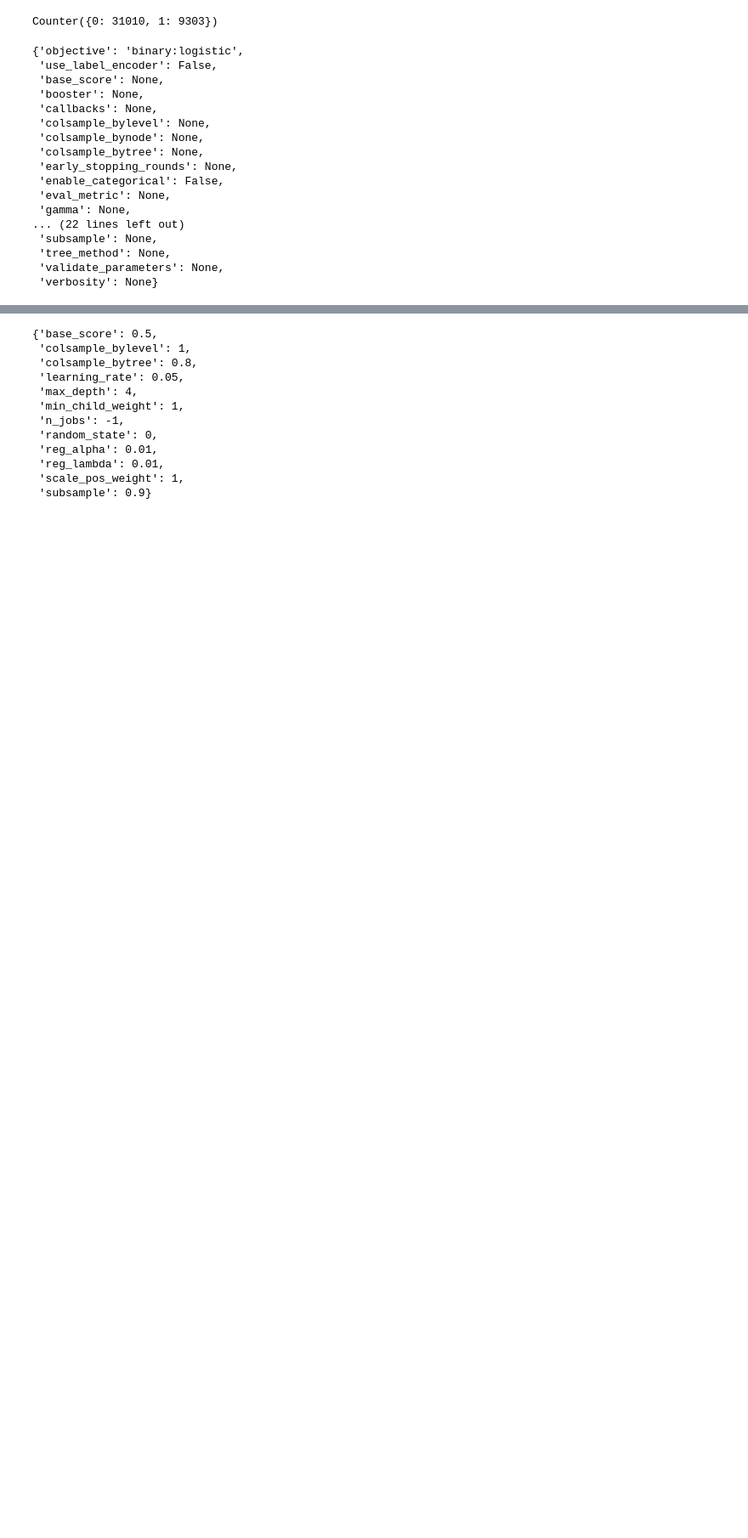
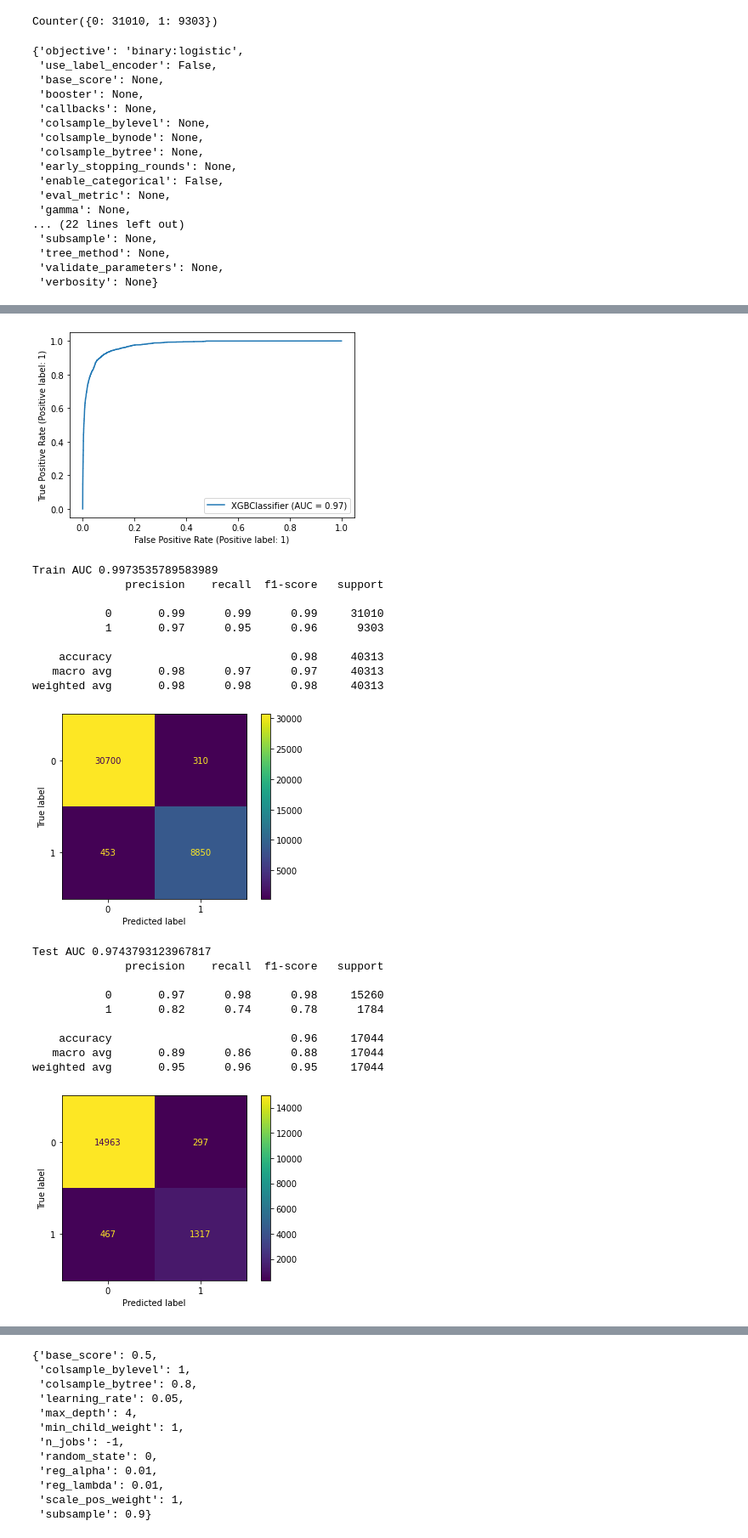
Before and after one commit to metalkutz/juanito_v2.0, a Jupyter notebook: mod_xgboost.ipynb, the cells around one changed output, grey strips where cells are left out. Shown at 85% size. Cells and saved outputs as stored; diff of their text form; code cells hidden in the pictures; blank space fills up the shorter version.

Commit message:
5ta iteracion XGBoost

```diff
--- a/mod_xgboost.ipynb
+++ b/mod_xgboost.ipynb
@@ -24,3 +28,12 @@ from main import *
 X_cat: (5111, 6383) y_cat: (5111,)
 X: (51646, 10055) y: (51646,)
 X_redux: (51646, 65) y_redux: (51646,)
+# %%
+os.chdir(r'Datos')
+fh5=open('df_PCA10k_train_test.pkl','rb')
+train_test=pickle.load(fh5)
+fh5.close()
+
+X = train_test['X']
+y = train_test['y']
+print('X:',X.shape,'y:',y.shape)
@@ -85,29 +94,30 @@ params={ 'base_score': [0.5], # prediccion inicial
      'subsample': [0.9]} # ratio de muestras por cada arbol default=1
 # %%
+##### versión de varios candidatos, mi equipo solo permite 3 utilizando memoria RAM
 params={ 'base_score': [0.5], # prediccion inicial
-         #'booster': ['gbtree'],# (gbtree, gblinear, dart) default=gbtree
+     #'booster': ['gbtree'],# (gbtree, gblinear, dart) default=gbtree
      'colsample_bylevel': [1],
      'colsample_bytree': [0.8], #aletoreidad en selección de columnas de cada arbol
-     'learning_rate': [0.05], # [0.05,0.1]
-     'max_depth': [4], #[2,3,4]
-     #'max_leaves': [5,10], #[5,10]
+     'learning_rate': [0.05], # [0.05,0.1,0.01]  muy relacionado con el numero de estimadores, preferible learning rate bajo 0.01 y 1000 estimadores por ejemplo
+     'max_depth': [4], #[2,3,4] [4,5,6]
+     'max_leaves': [5,10], #[5,10]
      'min_child_weight': [1], # minimo numero samples por hoja
      #'missing': [np.nan], # si queremos reemplazar los missings por un numero
-     #'n_estimators': [100,200], # 100 es valor default de numero de arboles [100,150,200,250,300,350,400]
+     'n_estimators': [500], # [100,500] 100 es valor default de numero de arboles [100,150,200,250,300,350,400]
      'n_jobs': [-1], # trabajos en paralelo
-     #'predictor': ['gpu_predictor'], #default=auto --- Prediction using GPU. Used when tree_method is gpu_hist. only recommended for performing prediction tasks.
+     'predictor': ['gpu_predictor'], #default=auto --- Prediction using GPU. Used when tree_method is gpu_hist. only recommended for performing prediction tasks.
      'random_state': [0], # seed para generar los folds
      'reg_alpha': [0.01], # L1 regularitacion
      'reg_lambda': [0.01], # L2 regularitacion
      'scale_pos_weight': [1],
-     #'tree_method': ['gpu_hist'],
+     'tree_method': ['gpu_hist'], #default=auto ['gpu_hist'] utiliza gpu
      'subsample': [0.9]} # ratio de muestras por cada arbol
 # %%
 scoring = ['roc_auc']
 grid_solver = GridSearchCV(estimator = xgbmodel, # model to train
                    param_grid = params,
                    scoring = scoring,
-                   cv = 2,  # 3 soporta máx 1 iteracion de parametros , es decir 6 fits como mucho
+                   cv = 3,  # 3 soporta máx 1 iteracion de parametros , es decir 6 fits como mucho
                    n_jobs=-1,
                    refit = 'roc_auc',
                    verbose = 2)
@@ -117,0 +152,24 @@ Fitting 2 folds for each of 3 candidates, totalling 6 fits
+# %%
+metrics(model_result_xgboost.best_estimator_, X_train_smote, X_test, y_train_smote, y_test, thr=0.5)
+# %% [output]
+[figure, added]
+Train AUC 0.9973535789583989
+              precision    recall  f1-score   support
+
+           0       0.99      0.99      0.99     31010
+           1       0.97      0.95      0.96      9303
+
+    accuracy                           0.98     40313
+   macro avg       0.98      0.97      0.97     40313
+weighted avg       0.98      0.98      0.98     40313
+[figure, added]
+Test AUC 0.9743793123967817
+              precision    recall  f1-score   support
+
+           0       0.97      0.98      0.98     15260
+           1       0.82      0.74      0.78      1784
+
+    accuracy                           0.96     17044
+   macro avg       0.89      0.86      0.88     17044
+weighted avg       0.95      0.96      0.95     17044
+[figure, added]
```
Also changed, not shown: parts of 19 cells of this notebook, 1 other file.
